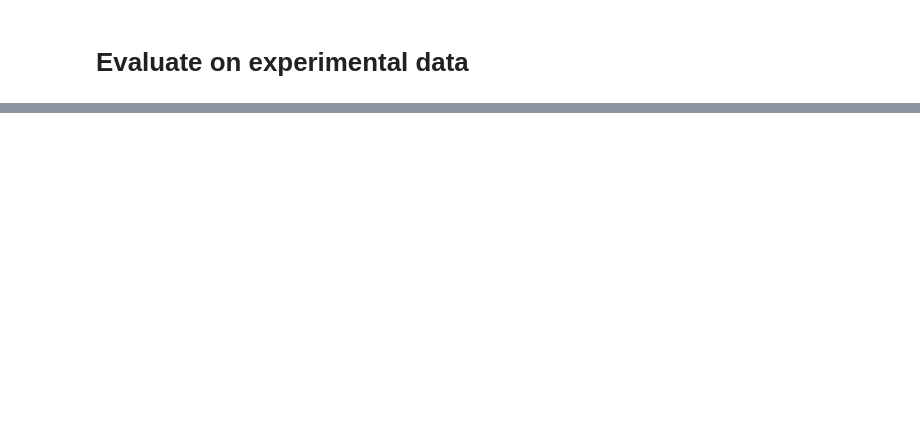
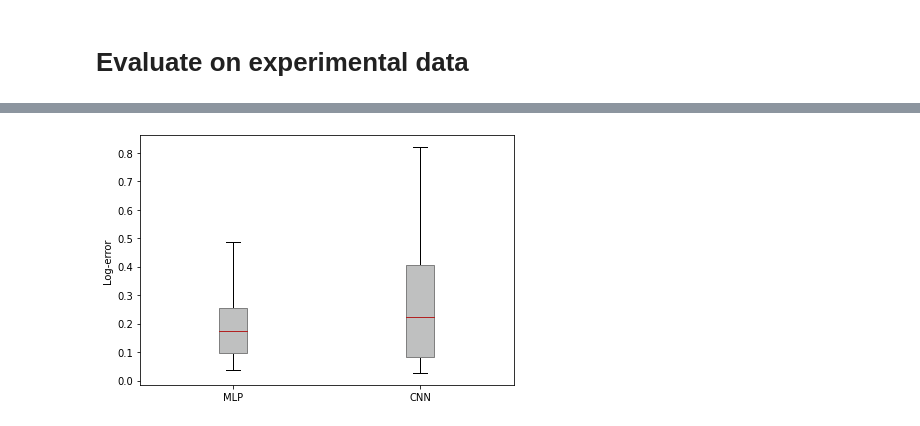
Before and after one commit to MaximilianHilbert/Bachelor-s-Thesis-CNNs, a Jupyter notebook: src/evaluate_exp_data.ipynb, the cells around one changed output, grey strips where cells are left out. Cells and saved outputs as stored; diff of their text form; code cells hidden in the pictures; blank space fills up the shorter version.

```diff
--- a/src/evaluate_exp_data.ipynb
+++ b/src/evaluate_exp_data.ipynb
@@ -181,0 +32,4 @@ relative error: 6.481528915367054
+# %%
+plots.gen_log_plots(log_error_dict)
+# %% [output]
+[figure, added]
```
Also changed, not shown: parts of 15 cells of this notebook, 35 other files.
